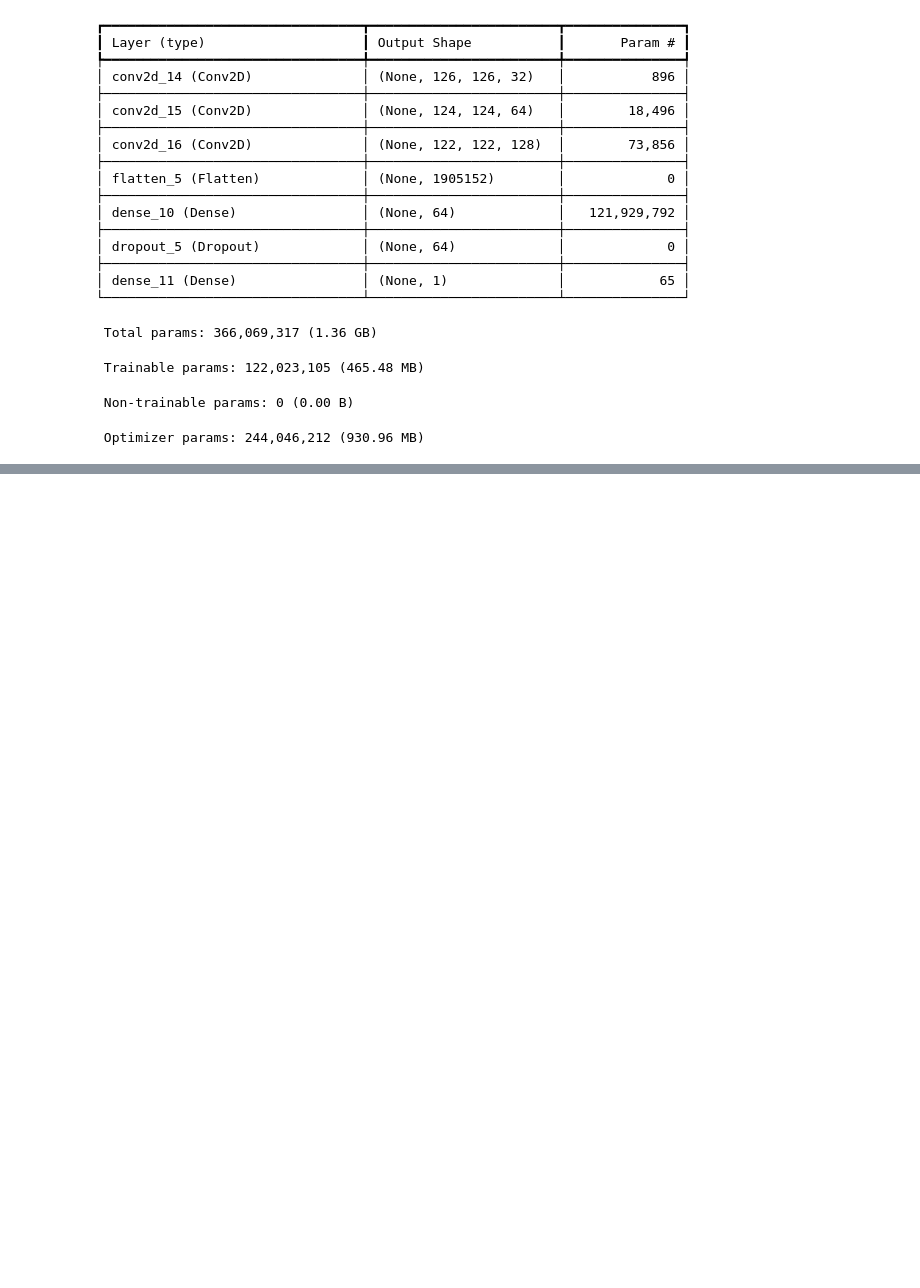
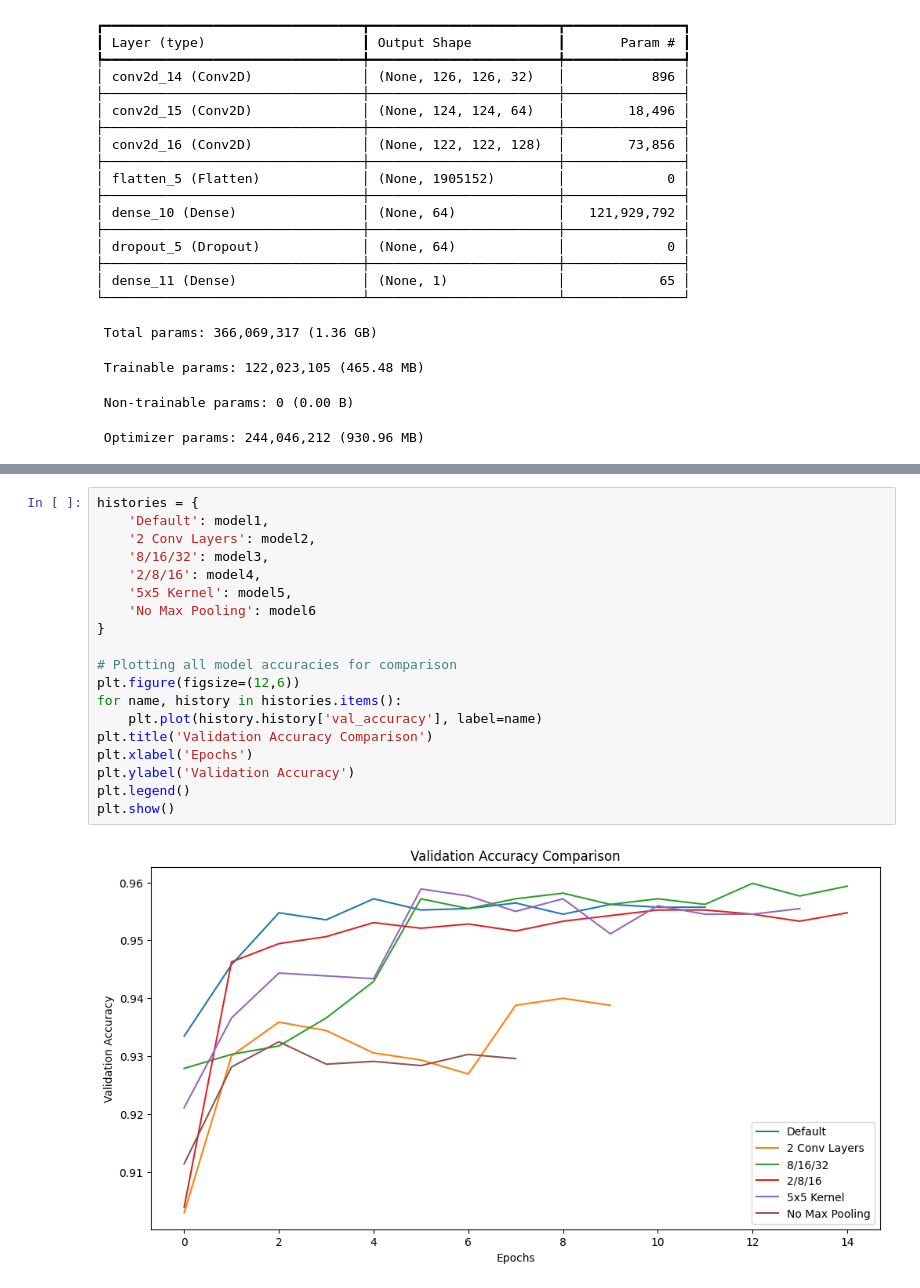
Before and after one commit to up941791/ACT_2, a Jupyter notebook: py/Q3_folder/Q3.ipynb, the cells around one changed output, grey strips where cells are left out. Saved outputs shown, nothing was run; the diff lists cells and outputs as text; blank space fills up the shorter version.

Commit message:
Q3 - Created plots comparing each model
Val accuracy,
Val loss
Training accuracy

```diff
--- a/py/Q3_folder/Q3.ipynb
+++ b/py/Q3_folder/Q3.ipynb
@@ -870,0 +871,21 @@ plt.legend()
+# %%
+histories = {
+    'Default': model1,
+    '2 Conv Layers': model2,
+    '8/16/32': model3,
+    '2/8/16': model4,
+    '5x5 Kernel': model5,
+    'No Max Pooling': model6
+}
+
+# Plotting all model accuracies for comparison
+plt.figure(figsize=(12,6))
+for name, history in histories.items():
+    plt.plot(history.history['val_accuracy'], label=name)
+plt.title('Validation Accuracy Comparison')
+plt.xlabel('Epochs')
+plt.ylabel('Validation Accuracy')
+plt.legend()
+plt.show()
+# %% [output]
+[figure, added]
```
Also changed, not shown: parts of 22 cells of this notebook.
